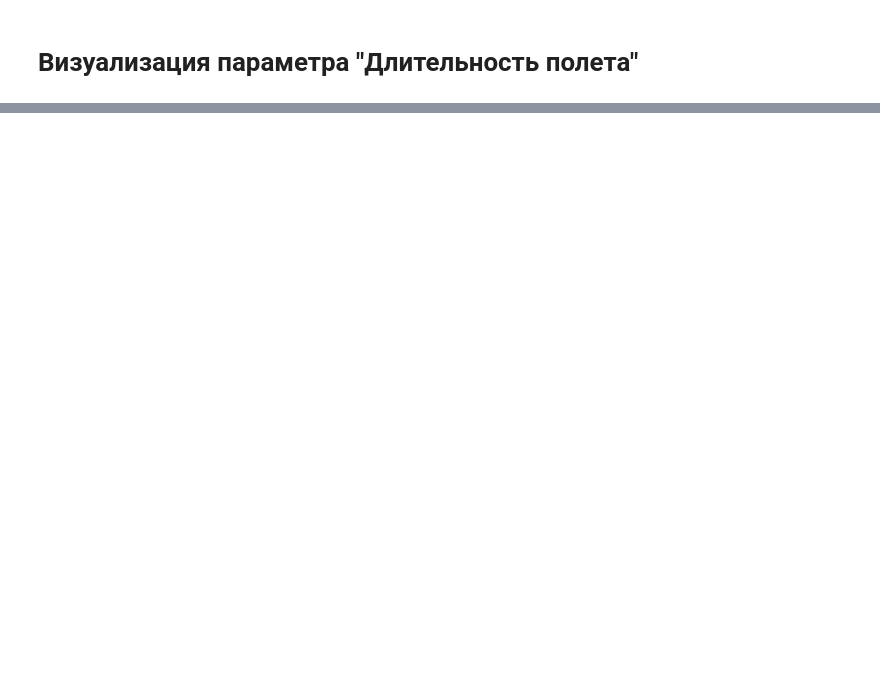
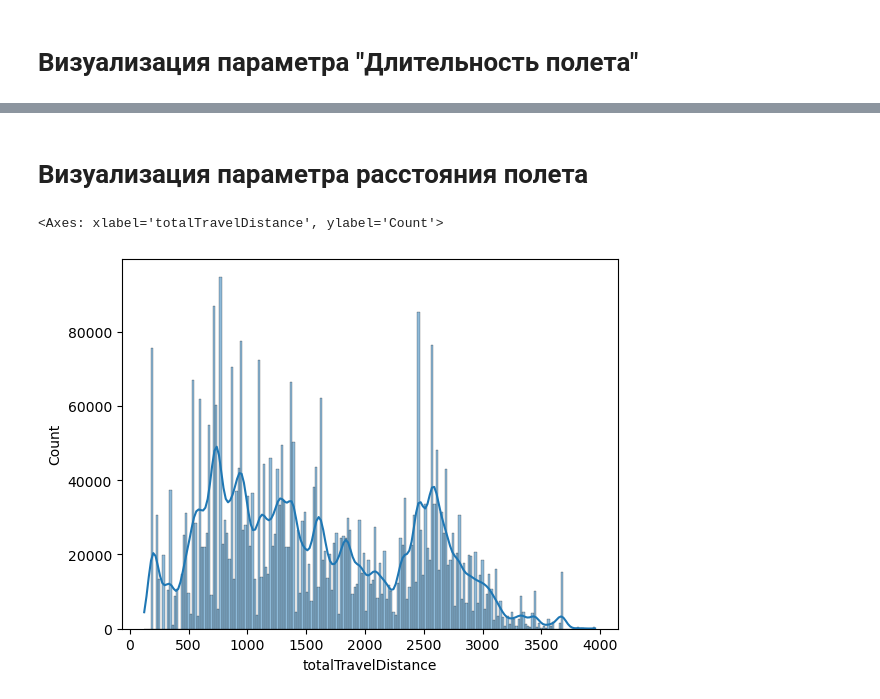
Before and after one commit to Scorpion259/SOBDLab1, a Jupyter notebook: Lab1.ipynb, the cells around one changed output, grey strips where cells are left out. Cells and saved outputs as stored; diff of their text form; code cells hidden in the pictures; blank space fills up the shorter version.

```diff
--- a/Lab1.ipynb
+++ b/Lab1.ipynb
@@ -152,0 +167,15 @@ limited_data_pandas.toPandas()
+# %%
+from pyspark.sql.functions import col, when
+# Преобразование колонки elapsedDays в булевый тип
+df_transformed = df.withColumn(
+    "elapsedDays_bool",
+    when(col("elapsedDays") == 0, False).otherwise(True)
+)
+
+df = df_transformed
+df = df.drop("elapsedDays")
+
+# Печатаем DataFrame с новой колонкой
+limited_data_pandas = df.limit(10)
+
+limited_data_pandas.toPandas()
@@ -351,0 +360,16 @@ plt.show()
+# %% [markdown]
+# Визуализация параметра расстояния полета
+# %%
+import pandas as pd
+import matplotlib.pyplot as plt
+import seaborn as sns
+
+# Преобразование PySpark DataFrame в Pandas DataFrame
+pandas_df = df.sample(fraction=0.3, seed=42).toPandas()
+
+# Создание гистограммы и KDE для признака 'actual_consumption' с использованием Pandas и Seaborn
+sns.histplot(data=pandas_df, x='totalTravelDistance', kde=True)
+plt.show()
+# %% [output]
+<Axes: xlabel='totalTravelDistance', ylabel='Count'>
+[figure, added]
```
Also changed, not shown: parts of 30 cells of this notebook.
